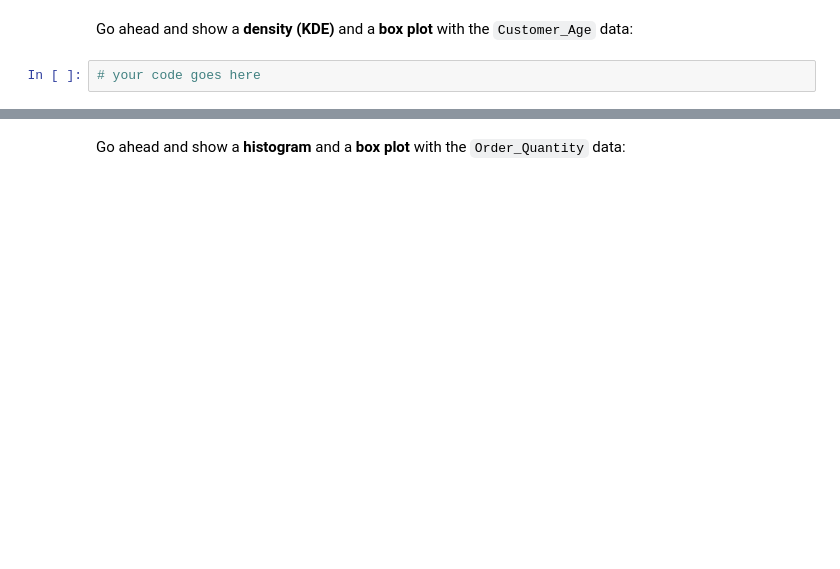
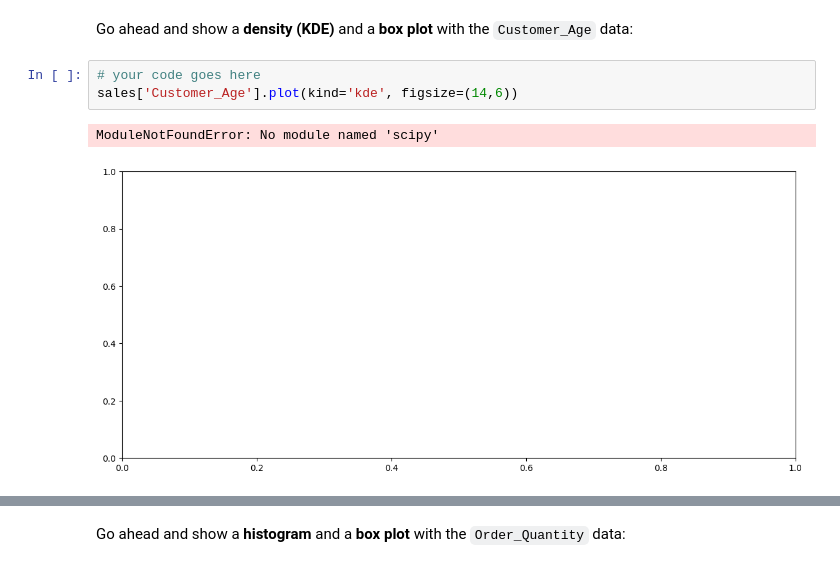
Before and after one commit to jfashe/data-science-python, a Jupyter notebook: python 2/Exercises_1.ipynb, the cells around one changed output, grey strips where cells are left out. Cells and saved outputs as stored; diff of their text form; blank space fills up the shorter version.

```diff
--- a/python 2/Exercises_1.ipynb
+++ b/python 2/Exercises_1.ipynb
@@ -44,5 +48,9 @@ sales['Customer_Age'].mean()
 Go ahead and show a <b>density (KDE)</b> and a <b>box plot</b> with the `Customer_Age` data:
 # %%
 # your code goes here
+sales['Customer_Age'].plot(kind='kde', figsize=(14,6))
+# %% [output]
+ModuleNotFoundError: No module named 'scipy'
+[figure, added]
 # %%
 sales['Customer_Age'].plot(kind='kde', figsize=(14,6))
```
Also changed, not shown: parts of 40 cells of this notebook.
